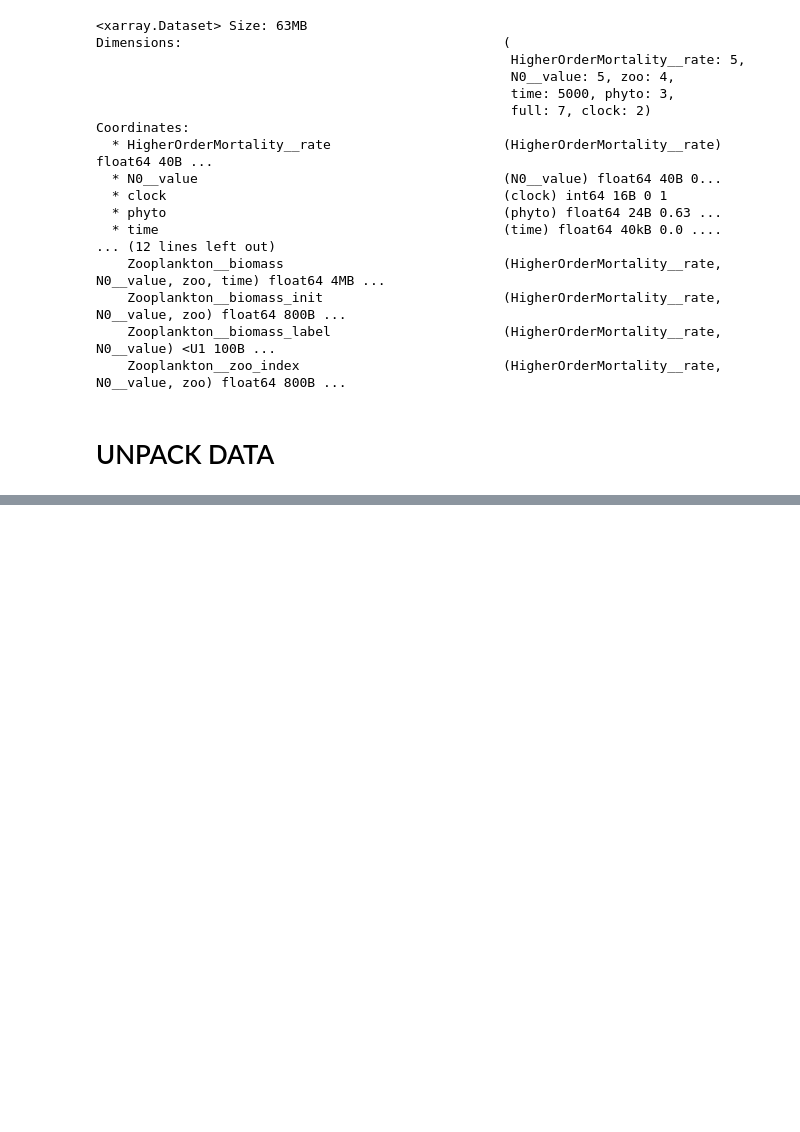
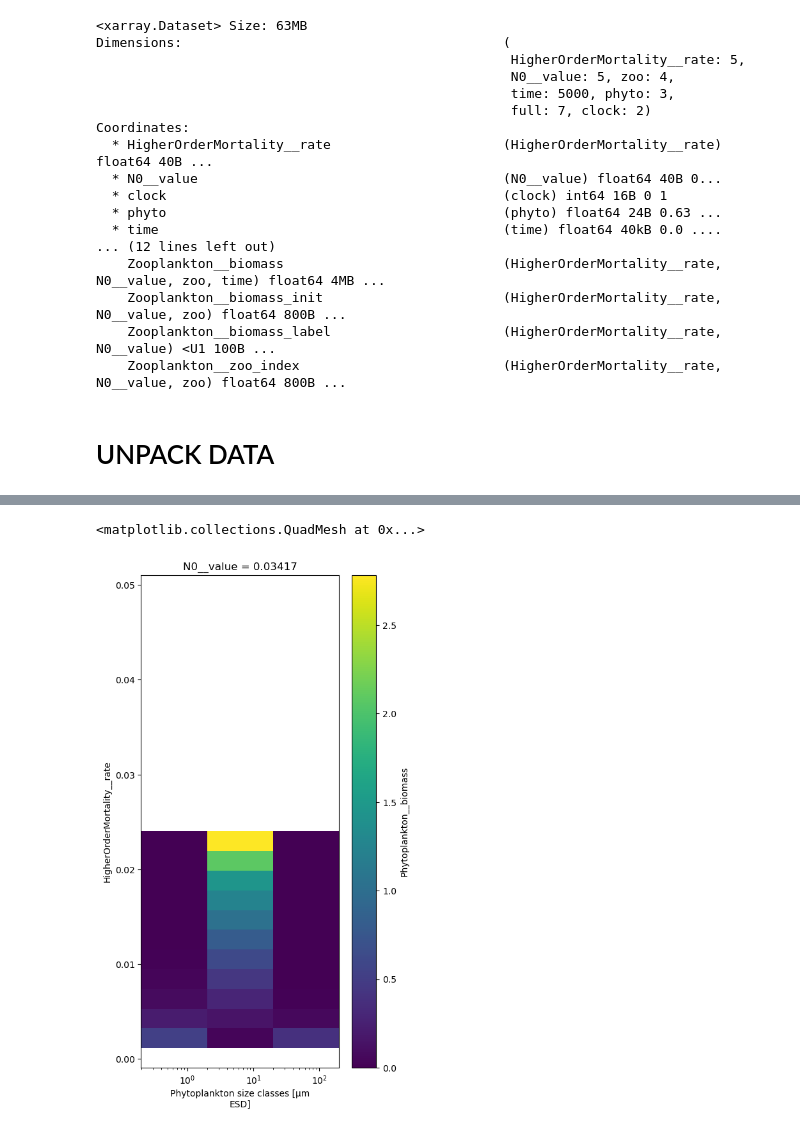
Before and after one commit to ben1post/SSMCariaco, a Jupyter notebook: FirstTestRuns/RunModelInParallel.ipynb, the cells around one changed output, grey strips where cells are left out. Drawn from its saved outputs; the diff is of its cells as text; code cells hidden in the pictures; blank space fills up the shorter version.

```diff
--- a/FirstTestRuns/RunModelInParallel.ipynb
+++ b/FirstTestRuns/RunModelInParallel.ipynb
@@ -466,9 +204,0 @@ from func_parallel import run_model_test
-# %%
-from multiprocessing import Pool
-
-iterable = [i for i in range(25)]
-
-if __name__ == '__main__':
-    p = Pool(processes=50)
-    data = p.map(run_model_test, iterable)
-    p.close()
@@ -580,0 +211,22 @@ AttributeError: Can't get local object 'test.<locals>.slow_square'
+# %%
+n0_mort_scan_input = generate_iterable_2d_parscan('N0__value', np.linspace(0.001,0.2, 25),
+                             'HigherOrderMortality__rate', np.linspace(0.0001,0.05, 25))
+# %%
+def run_model_get_output(iterable_in):
+
+    p = Pool(processes=20)
+    print("pool started")
+    start = tm.time()
+    data2d = []
+    for iter_par1, (iter_val1, iter_par2, iter_vals2) in iterable_in:
+        print("running", iter_par1, iter_val1)
+        data2d.append((iter_par1, (iter_val1, iter_par2, p.map(run_model_test, iter_vals2))))
+
+    end = tm.time()
+    p.close()
+    print("Full scan done in ",round(end-start,5),"seconds")
+
+    scan_output = unpack_2d_par_scan(data2d)
+    return scan_output
+# %%
+mort_n0_scan = run_model_get_output(n0_mort_scan_input)
@@ -580,0 +268,5 @@ AttributeError: Can't get local object 'test.<locals>.slow_square'
+# %%
+mort_n0_scan.isel(N0__value=4, time=slice(365*9,365*10)).Phytoplankton__biomass.mean(dim="time").plot(xscale='log', y='HigherOrderMortality__rate')
+# %% [output]
+<matplotlib.collections.QuadMesh at 0x...>
+[figure, added]
```
Also changed, not shown: parts of 41 cells of this notebook.
